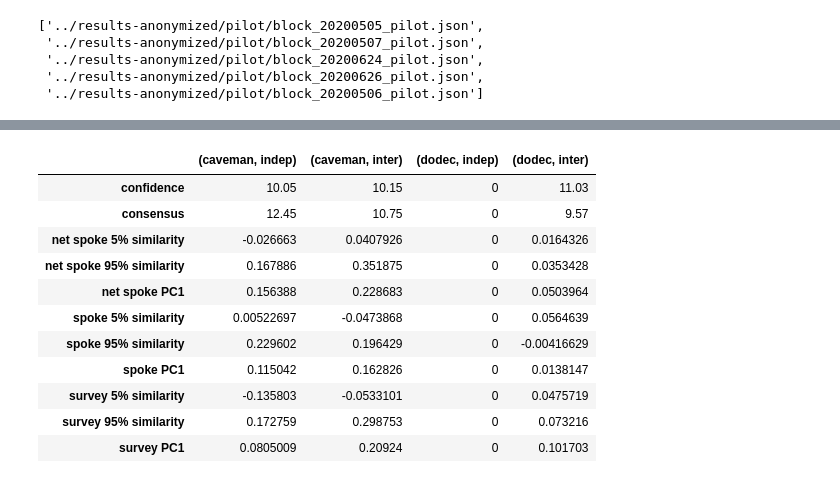
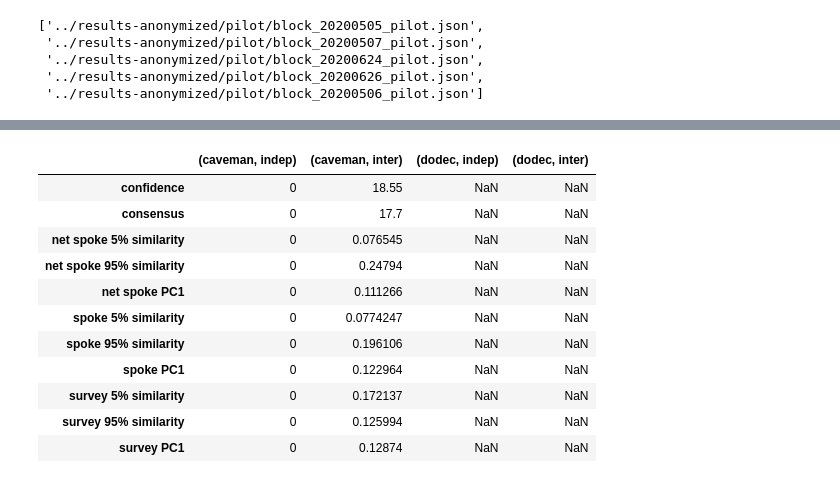
Before and after one commit to JamesPHoughton/detective-game-interdependent-diffusion, a Jupyter notebook: analysis/Estimate end-of-game outcome measures.ipynb, the cells around one changed output, grey strips where cells are left out. Saved outputs shown, nothing was run; the diff lists cells and outputs as text; code cells hidden in the pictures.

```diff
--- a/analysis/Estimate end-of-game outcome measures.ipynb
+++ b/analysis/Estimate end-of-game outcome measures.ipynb
@@ -265,15 +265,18 @@ def effect_upperbound(measure1, measure2):
 def effect_p_val(measure1, measure2):
     return stats.ttest_rel(measure1, measure2)[1]
 
+def effect_p_val_one_tail(measure1, measure2):
+    return stats.ttest_rel(measure1, measure2)[1]/2
 
-def make_table(measurements, func):
+def make_table(measurements, func, network='dodec', treatment='indep'):
     rows = measurements.index.levels[2]
     cols = np.unique(measurements.index.droplevel(2))
     res = pd.DataFrame(index=rows, columns=cols)
     for row in rows:
         for col in cols:
             comparison = measurements.loc[col+tuple([row])].dropna()
-            reference = measurements.loc[('dodec', 'indep')+tuple([row])][comparison.index]
+            #reference = measurements.loc[('dodec', 'indep')+tuple([row])][comparison.index]
+            reference = measurements.loc[(network, treatment)+tuple([row])][comparison.index]
             res.at[row, col] = func(comparison, reference)
     return res
 # %%
@@ -375,19 +475,19 @@ effect_lowerbound
 # %%
-effect_upperbound = make_table(measurements, effect_upperbound)
-effect_upperbound
+eff_upperbound = make_table(measurements, effect_upperbound, network='caveman')
+eff_upperbound
 # %% [output]
 |  | (caveman, indep) | (caveman, inter) | (dodec, indep) | (dodec, inter) |
-| confidence | 10.05 | 10.15 | 0 | 11.03 |
-| consensus | 12.45 | 10.75 | 0 | 9.57 |
-| net spoke 5% similarity | -0.026663 | 0.0407926 | 0 | 0.0164326 |
-| net spoke 95% similarity | 0.167886 | 0.351875 | 0 | 0.0353428 |
-| net spoke PC1 | 0.156388 | 0.228683 | 0 | 0.0503964 |
-| spoke 5% similarity | 0.00522697 | -0.0473868 | 0 | 0.0564639 |
-| spoke 95% similarity | 0.229602 | 0.196429 | 0 | -0.00416629 |
-| spoke PC1 | 0.115042 | 0.162826 | 0 | 0.0138147 |
-| survey 5% similarity | -0.135803 | -0.0533101 | 0 | 0.0475719 |
-| survey 95% similarity | 0.172759 | 0.298753 | 0 | 0.073216 |
-| survey PC1 | 0.0805009 | 0.20924 | 0 | 0.101703 |
+| confidence | 0 | 18.55 | NaN | NaN |
+| consensus | 0 | 17.7 | NaN | NaN |
+| net spoke 5% similarity | 0 | 0.076545 | NaN | NaN |
+| net spoke 95% similarity | 0 | 0.24794 | NaN | NaN |
+| net spoke PC1 | 0 | 0.111266 | NaN | NaN |
+| spoke 5% similarity | 0 | 0.0774247 | NaN | NaN |
+| spoke 95% similarity | 0 | 0.196106 | NaN | NaN |
+| spoke PC1 | 0 | 0.122964 | NaN | NaN |
+| survey 5% similarity | 0 | 0.172137 | NaN | NaN |
+| survey 95% similarity | 0 | 0.125994 | NaN | NaN |
+| survey PC1 | 0 | 0.12874 | NaN | NaN |
 # %%
 export_table = pd.DataFrame()
 export_table["Result Mean"] = res.unstack()
```
Also changed, not shown: parts of 15 cells of this notebook, 9 other files.
